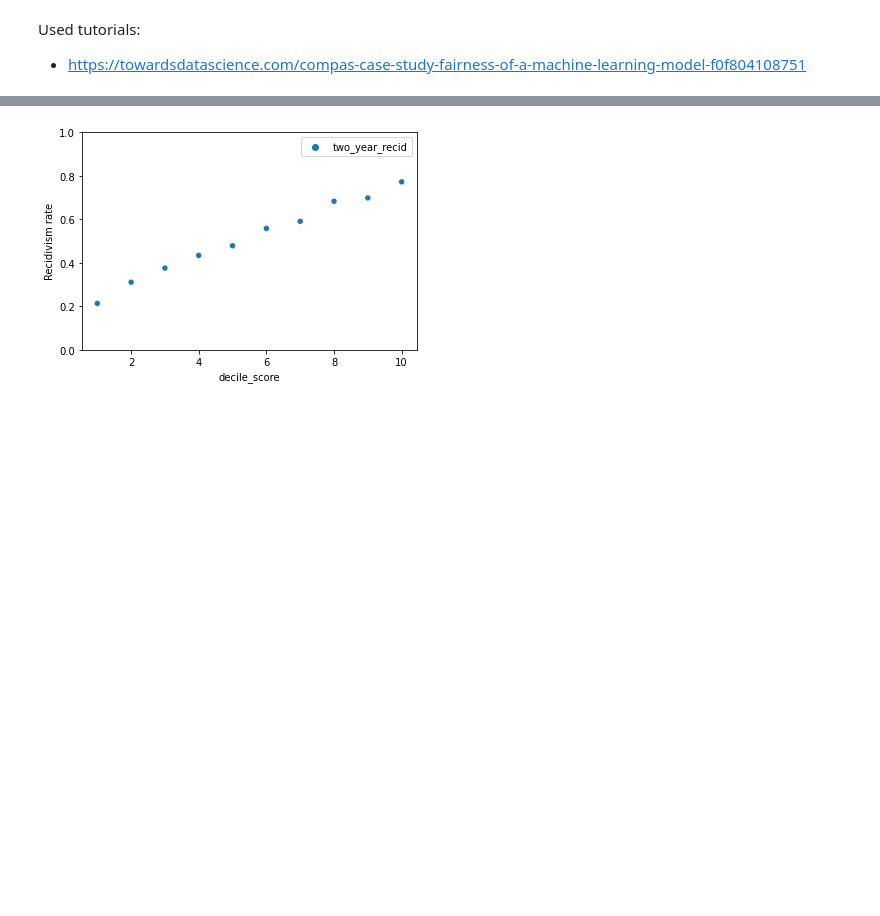
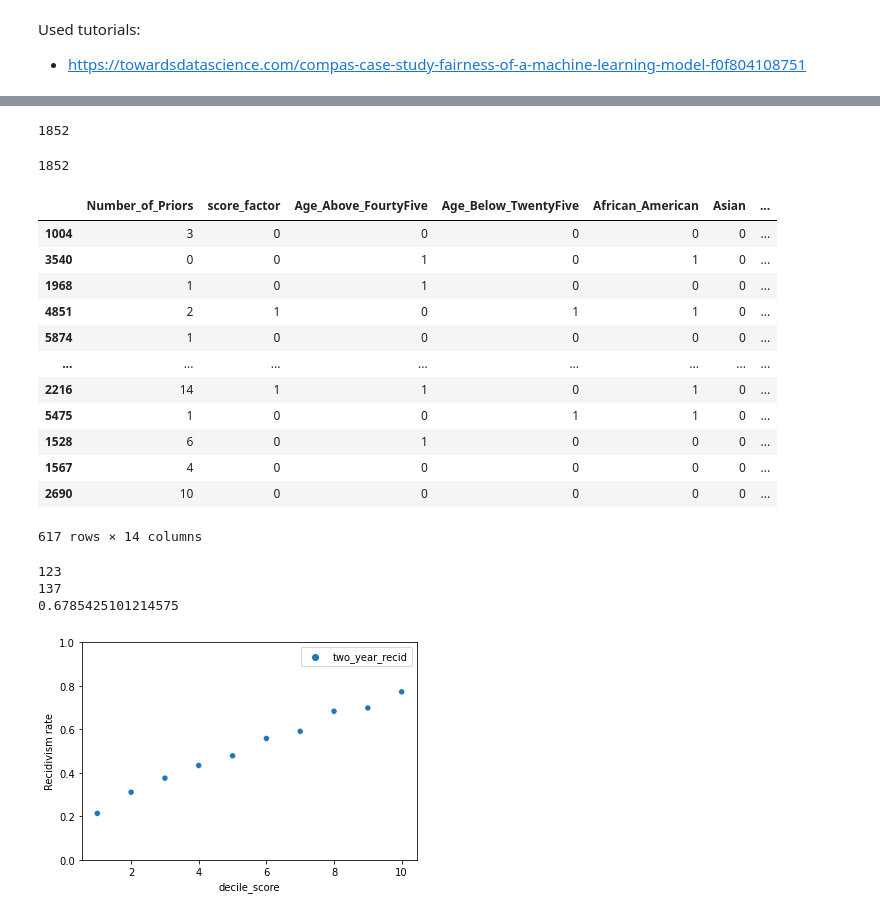
Before and after one commit to Sm2468/msc_thesis, a Jupyter notebook: Drafts/compas.ipynb, the cells around one changed output, grey strips where cells are left out. Cells and saved outputs as stored; diff of their text form; code cells hidden in the pictures; blank space fills up the shorter version.

Commit message:
compas

```diff
--- a/Drafts/compas.ipynb
+++ b/Drafts/compas.ipynb
@@ -95,0 +44,5 @@ False negative rate (overall):  0.3740387573054445
+# %%
+df = pd.read_csv("compas_archive/propublicaCompassRecividism_data_fairml.csv/propublica_data_for_fairml.csv")
+
+print(df.shape)
+display(df.columns)
@@ -96,3 +56,73 @@ False negative rate (overall):  0.3740387573054445
+# %%
+X = df.drop([TARGET_COL],axis=1)
+y = df[TARGET_COL]
+# %%
+# Splitting X and y into train and test data
+X_train, X_test, y_train, y_test = train_test_split(X, y, test_size = 0.3, shuffle=True, stratify=y)
+# %%
+# Training a RandomForest Classifier
+# model = RandomForestClassifier()
+model = RandomForestClassifier()
+model.fit(X_train, y_train)
+
+# Obtaining predictions
+y_hat = model.predict(X_test)
+len(y_hat)
+# %% [output]
+1852
+# %%
+# Converting y_hat from Np to DF
+predictions_col = pd.DataFrame()
+predictions_col['predicted_class'] = y_hat.tolist()
+predictions_col = predictions_col.set_index(X_test.index)
+predictions_col['true_class'] = y_test
+
+# Calculating the errors with the absolute value
+predictions_col['errors'] = abs(predictions_col['predicted_class'] - predictions_col['true_class'])
+
+
+# Rescaling the prediction errors with max error value of 1
+# It doesn't matter whether the misclassification is between class 0 and 2 or between 0 and 1, it has the same error value.
+predictions_col['errors'] = predictions_col['errors'].replace(2.0, 1.0)
+# print(len(predictions_col['errors'] ))
+
+# Adding predictions to test data
+entire_dataset = X_test.merge(predictions_col, how='outer', left_index = True, right_index = True)
+
+
+errors = entire_dataset['errors']
+df_out = entire_dataset.drop(['predicted_class', 'true_class', 'errors'], axis=1)
+
+# The dataset
+print(len(entire_dataset))
+entire_dataset[entire_dataset['errors']==1]
+# %% [output]
+1852
+|  | Number_of_Priors | score_factor | Age_Above_FourtyFive | Age_Below_TwentyFive | African_American | Asian | ... |
+| 1004 | 3 | 0 | 0 | 0 | 0 | 0 | ... |
+| 3540 | 0 | 0 | 1 | 0 | 1 | 0 | ... |
+| 1968 | 1 | 0 | 1 | 0 | 0 | 0 | ... |
+| 4851 | 2 | 1 | 0 | 1 | 1 | 0 | ... |
+| 5874 | 1 | 0 | 0 | 0 | 0 | 0 | ... |
+| ... | ... | ... | ... | ... | ... | ... | ... |
+| 2216 | 14 | 1 | 1 | 0 | 1 | 0 | ... |
+| 5475 | 1 | 0 | 0 | 1 | 1 | 0 | ... |
+| 1528 | 6 | 0 | 1 | 0 | 0 | 0 | ... |
+| 1567 | 4 | 0 | 0 | 0 | 0 | 0 | ... |
+| 2690 | 10 | 0 | 0 | 0 | 0 | 0 | ... |
+617 rows × 14 columns
+# %%
+errors = len(entire_dataset.loc[entire_dataset['errors']==1])
+correct = len(entire_dataset.loc[entire_dataset['errors']==0])
+
+print(correct)
+print(errors)
+
+print(accuracy_score(y_test,y_hat))
+# %% [output]
+123
+137
+0.6785425101214575
 # %%
 
 d = df.groupby('decile_score').agg({'two_year_recid': 'mean'})
```
Also changed, not shown: parts of 16 cells of this notebook, 7 other files.
